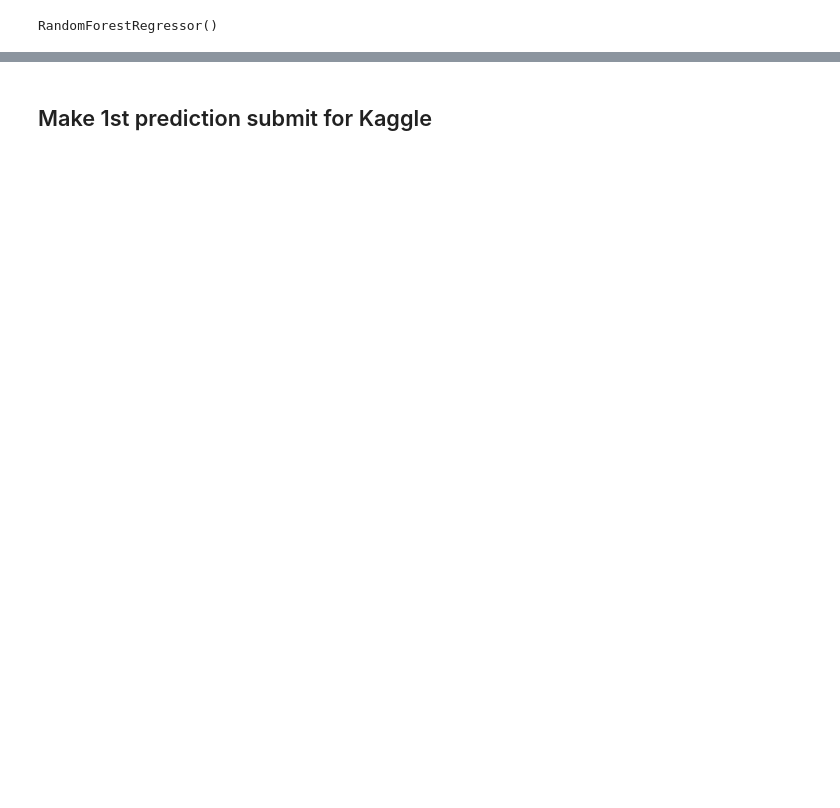
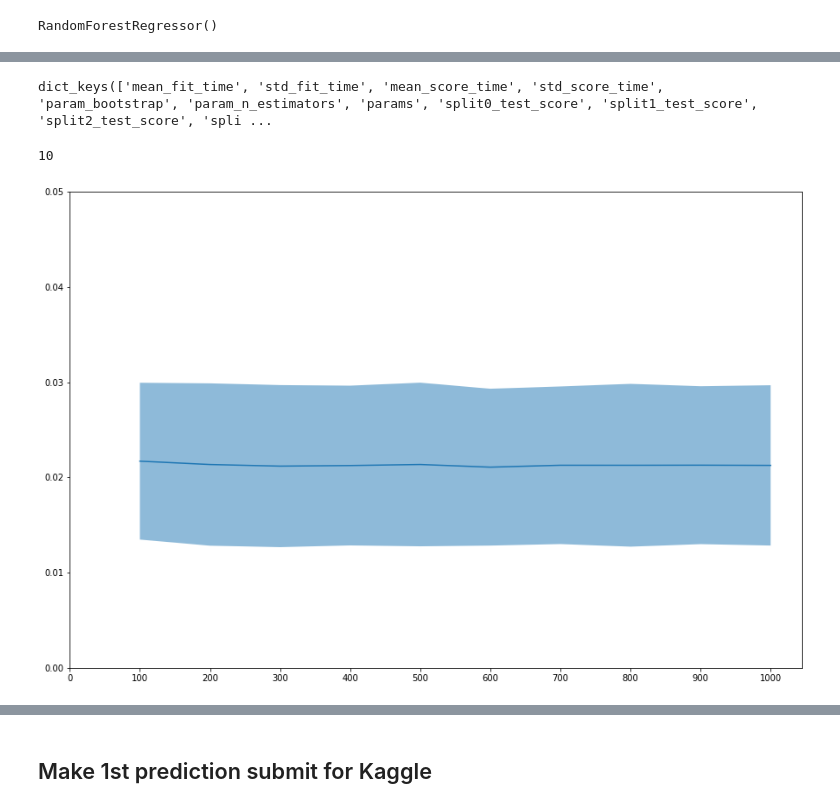
Before and after one commit to sharuhinda/adv_regression_example, a Jupyter notebook: models_tests.ipynb, the cells around one changed output, grey strips where cells are left out. Saved outputs shown, nothing was run; the diff lists cells and outputs as text; code cells hidden in the pictures; blank space fills up the shorter version.

```diff
--- a/models_tests.ipynb
+++ b/models_tests.ipynb
@@ -308,0 +182,4 @@ mean_squared_log_error(y_test, tree_reg.predict(X_test))
+# %%
+gscv_rforest = GridSearchCV(estimator=rforest_reg, param_grid=grid_params, cv=10, scoring='neg_mean_squared_log_error', return_train_score=True)
+# %%
+gscv_rforest.fit(X_train, y_train)
@@ -308,0 +194,21 @@ mean_squared_log_error(y_test, tree_reg.predict(X_test))
+# %%
+gscv_rforest_res = gscv_rforest.cv_results_
+# %%
+gscv_rforest_res.keys()
+# %% [output]
+dict_keys(['mean_fit_time', 'std_fit_time', 'mean_score_time', 'std_score_time', 'param_bootstrap', 'param_n_estimators', 'params', 'split0_test_score', 'split1_test_score', 'split2_test_score', 'spli ...
+# %%
+param_n_estimators = [x['n_estimators'] for x in gscv_rforest_res['params']]
+len(param_n_estimators)
+# %% [output]
+10
+# %%
+upper_bound = -gscv_rforest_res['mean_test_score'] + gscv_rforest_res['std_test_score']
+lower_bound = -gscv_rforest_res['mean_test_score'] - gscv_rforest_res['std_test_score']
+fig, ax = plt.subplots(1, 1, figsize=(15, 10))
+plt.plot(param_n_estimators, -gscv_rforest_res['mean_test_score'])
+plt.fill_between(param_n_estimators, upper_bound, lower_bound, alpha=0.5)
+ax.set_ybound(lower=0.0, upper=0.05)
+plt.xticks(range(0, 1001, 100));
+# %% [output]
+[figure, added]
```
Also changed, not shown: parts of 63 cells of this notebook, 1 other file.
